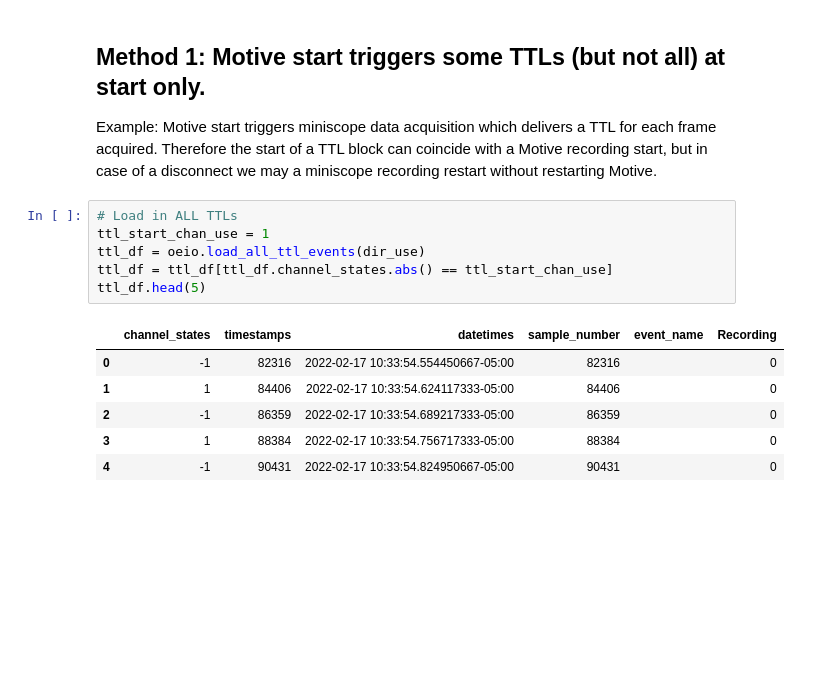
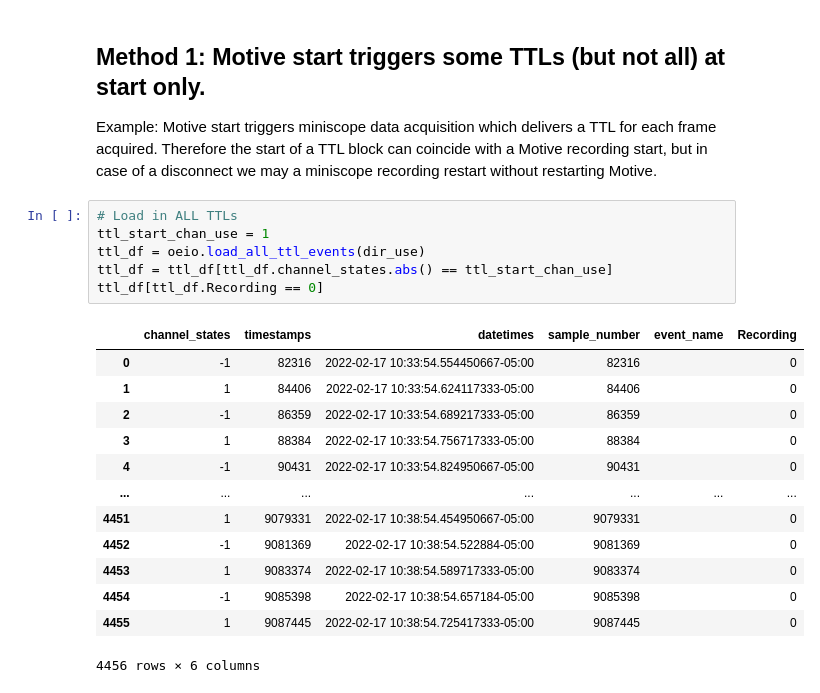
Before and after one commit to nkinsky/NeuroPy, a Jupyter notebook: notebooks/Data_align_Motive_to_OpenEphys.ipynb, the cells around one changed output. Cells and saved outputs as stored; diff of their text form; blank space fills up the shorter version.

Commit message:
Finalized checks for one Optitrack + multiple OE recordings.

```diff
--- a/notebooks/Data_align_Motive_to_OpenEphys.ipynb
+++ b/notebooks/Data_align_Motive_to_OpenEphys.ipynb
@@ -129,13 +131,20 @@ Example: Motive start triggers miniscope data acquisition which delivers a TTL f
 # %%
 # Load in ALL TTLs
 ttl_start_chan_use = 1
 ttl_df = oeio.load_all_ttl_events(dir_use)
 ttl_df = ttl_df[ttl_df.channel_states.abs() == ttl_start_chan_use]
-ttl_df.head(5)
+ttl_df[ttl_df.Recording == 0]
 # %% [output]
 |  | channel_states | timestamps | datetimes | sample_number | event_name | Recording |
 | 0 | -1 | 82316 | 2022-02-17 10:33:54.554450667-05:00 | 82316 |  | 0 |
 | 1 | 1 | 84406 | 2022-02-17 10:33:54.624117333-05:00 | 84406 |  | 0 |
 | 2 | -1 | 86359 | 2022-02-17 10:33:54.689217333-05:00 | 86359 |  | 0 |
 | 3 | 1 | 88384 | 2022-02-17 10:33:54.756717333-05:00 | 88384 |  | 0 |
 | 4 | -1 | 90431 | 2022-02-17 10:33:54.824950667-05:00 | 90431 |  | 0 |
+| ... | ... | ... | ... | ... | ... | ... |
+| 4451 | 1 | 9079331 | 2022-02-17 10:38:54.454950667-05:00 | 9079331 |  | 0 |
+| 4452 | -1 | 9081369 | 2022-02-17 10:38:54.522884-05:00 | 9081369 |  | 0 |
+| 4453 | 1 | 9083374 | 2022-02-17 10:38:54.589717333-05:00 | 9083374 |  | 0 |
+| 4454 | -1 | 9085398 | 2022-02-17 10:38:54.657184-05:00 | 9085398 |  | 0 |
+| 4455 | 1 | 9087445 | 2022-02-17 10:38:54.725417333-05:00 | 9087445 |  | 0 |
+4456 rows × 6 columns
```
Also changed, not shown: parts of 35 cells of this notebook.
